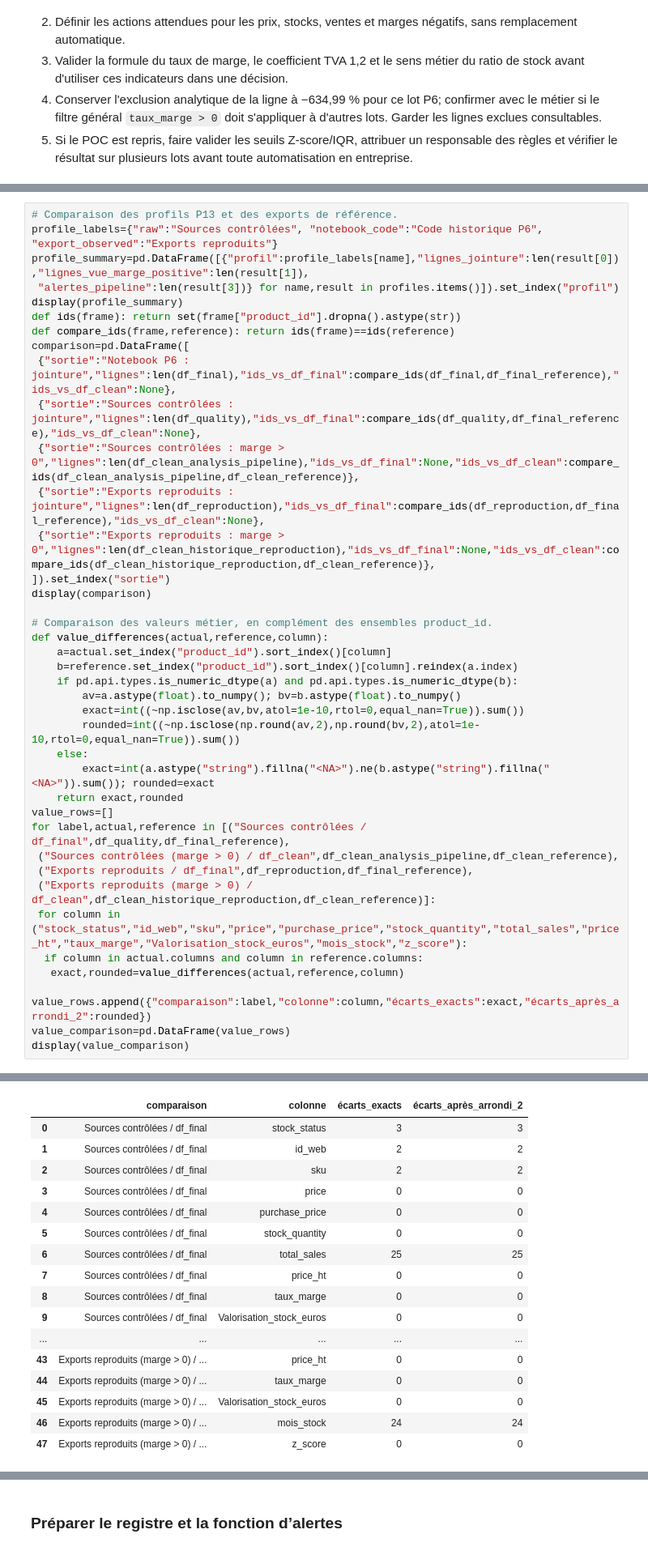
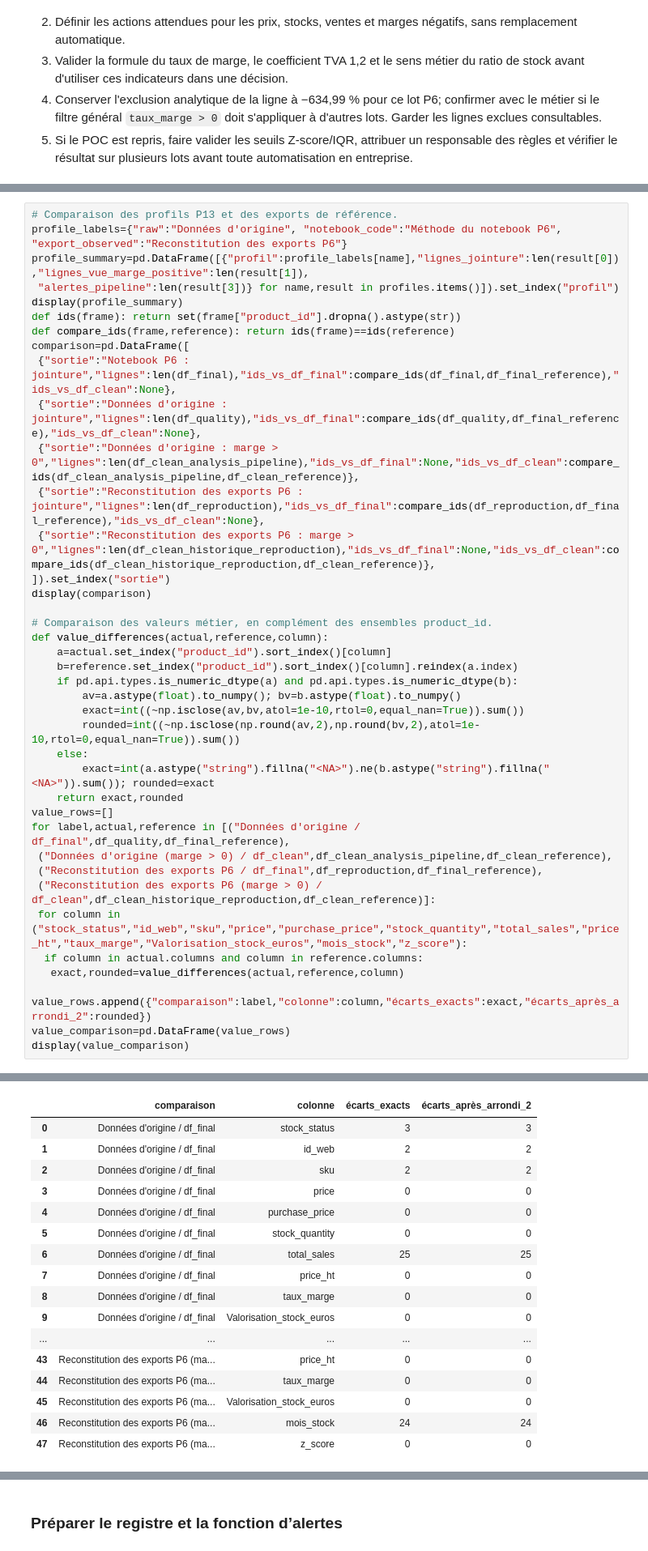
Before and after one commit to william95i/Portfolio_Data_Analyst, a Jupyter notebook: Projets_OC/P13/notebooks/P6_Bottleneck_ameliore_finalise.ipynb, the cells around one changed output, grey strips where cells are left out. Shown at 81% size. Drawn from its saved outputs; the diff is of its cells as text.

```diff
--- a/Projets_OC/P13/notebooks/P6_Bottleneck_ameliore_finalise.ipynb
+++ b/Projets_OC/P13/notebooks/P6_Bottleneck_ameliore_finalise.ipynb
@@ -1342,7 +1342,7 @@ Les règles métier encore à arbitrer sont les mappings d'identifiants, les SKU
 Les écarts attendus avec les classeurs persistés sont quantifiés à la fin : 25 valeurs `total_sales` nulles dans `df_final` (24 dans `df_clean`) étaient enregistrées comme manquantes, alors que le jeu contrôlé garde le zéro source; le P6 les masquait seulement dans une copie pour reproduire ses corrélations et mois de stock. Les prix, coûts, stocks et marges du jeu apparié concordent par `product_id`. Les 3 statuts ERP discordants ne sont plus remplacés. Les deux libellés `sku` et `id_web` concernés ne sont normalisés que dans la reproduction `export_observed`. Le Z-score et les mois calculables sont gardés à pleine précision; les mois indéfinis restent manquants.
 # %%
 # Comparaison des profils P13 et des exports de référence.
-profile_labels={"raw":"Sources contrôlées", "notebook_code":"Code historique P6", "export_observed":"Exports reproduits"}
+profile_labels={"raw":"Données d'origine", "notebook_code":"Méthode du notebook P6", "export_observed":"Reconstitution des exports P6"}
 profile_summary=pd.DataFrame([{"profil":profile_labels[name],"lignes_jointure":len(result[0]),"lignes_vue_marge_positive":len(result[1]),
  "alertes_pipeline":len(result[3])} for name,result in profiles.items()]).set_index("profil")
 display(profile_summary)
@@ -1350,10 +1350,10 @@ def ids(frame): return set(frame["product_id"].dropna().astype(str))
 def compare_ids(frame,reference): return ids(frame)==ids(reference)
 comparison=pd.DataFrame([
  {"sortie":"Notebook P6 : jointure","lignes":len(df_final),"ids_vs_df_final":compare_ids(df_final,df_final_reference),"ids_vs_df_clean":None},
- {"sortie":"Sources contrôlées : jointure","lignes":len(df_quality),"ids_vs_df_final":compare_ids(df_quality,df_final_reference),"ids_vs_df_clean":None},
- {"sortie":"Sources contrôlées : marge > 0","lignes":len(df_clean_analysis_pipeline),"ids_vs_df_final":None,"ids_vs_df_clean":compare_ids(df_clean_analysis_pipeline,df_clean_reference)},
- {"sortie":"Exports reproduits : jointure","lignes":len(df_reproduction),"ids_vs_df_final":compare_ids(df_reproduction,df_final_reference),"ids_vs_df_clean":None},
- {"sortie":"Exports reproduits : marge > 0","lignes":len(df_clean_historique_reproduction),"ids_vs_df_final":None,"ids_vs_df_clean":compare_ids(df_clean_historique_reproduction,df_clean_reference)},
+ {"sortie":"Données d'origine : jointure","lignes":len(df_quality),"ids_vs_df_final":compare_ids(df_quality,df_final_reference),"ids_vs_df_clean":None},
+ {"sortie":"Données d'origine : marge > 0","lignes":len(df_clean_analysis_pipeline),"ids_vs_df_final":None,"ids_vs_df_clean":compare_ids(df_clean_analysis_pipeline,df_clean_reference)},
+ {"sortie":"Reconstitution des exports P6 : jointure","lignes":len(df_reproduction),"ids_vs_df_final":compare_ids(df_reproduction,df_final_reference),"ids_vs_df_clean":None},
+ {"sortie":"Reconstitution des exports P6 : marge > 0","lignes":len(df_clean_historique_reproduction),"ids_vs_df_final":None,"ids_vs_df_clean":compare_ids(df_clean_historique_reproduction,df_clean_reference)},
 ]).set_index("sortie")
 display(comparison)
 
@@ -1369,10 +1369,10 @@ def value_differences(actual,reference,column):
         exact=int(a.astype("string").fillna("<NA>").ne(b.astype("string").fillna("<NA>")).sum()); rounded=exact
     return exact,rounded
 value_rows=[]
-for label,actual,reference in [("Sources contrôlées / df_final",df_quality,df_final_reference),
- ("Sources contrôlées (marge > 0) / df_clean",df_clean_analysis_pipeline,df_clean_reference),
- ("Exports reproduits / df_final",df_reproduction,df_final_reference),
- ("Exports reproduits (marge > 0) / df_clean",df_clean_historique_reproduction,df_clean_reference)]:
+for label,actual,reference in [("Données d'origine / df_final",df_quality,df_final_reference),
+ ("Données d'origine (marge > 0) / df_clean",df_clean_analysis_pipeline,df_clean_reference),
+ ("Reconstitution des exports P6 / df_final",df_reproduction,df_final_reference),
+ ("Reconstitution des exports P6 (marge > 0) / df_clean",df_clean_historique_reproduction,df_clean_reference)]:
  for column in ("stock_status","id_web","sku","price","purchase_price","stock_quantity","total_sales","price_ht","taux_marge","Valorisation_stock_euros","mois_stock","z_score"):
   if column in actual.columns and column in reference.columns:
    exact,rounded=value_differences(actual,reference,column)
@@ -1394,21 +1394,21 @@ display(value_comparison)
 | pipeline export_observed marge > 0 | 713 | None | True |
 |  | comparaison | colonne | écarts_exacts | écarts_après_arrondi_2 |
-| 0 | Sources contrôlées / df_final | stock_status | 3 | 3 |
-| 1 | Sources contrôlées / df_final | id_web | 2 | 2 |
-| 2 | Sources contrôlées / df_final | sku | 2 | 2 |
-| 3 | Sources contrôlées / df_final | price | 0 | 0 |
-| 4 | Sources contrôlées / df_final | purchase_price | 0 | 0 |
-| 5 | Sources contrôlées / df_final | stock_quantity | 0 | 0 |
-| 6 | Sources contrôlées / df_final | total_sales | 25 | 25 |
-| 7 | Sources contrôlées / df_final | price_ht | 0 | 0 |
-| 8 | Sources contrôlées / df_final | taux_marge | 0 | 0 |
-| 9 | Sources contrôlées / df_final | Valorisation_stock_euros | 0 | 0 |
+| 0 | Données d'origine / df_final | stock_status | 3 | 3 |
+| 1 | Données d'origine / df_final | id_web | 2 | 2 |
+| 2 | Données d'origine / df_final | sku | 2 | 2 |
+| 3 | Données d'origine / df_final | price | 0 | 0 |
+| 4 | Données d'origine / df_final | purchase_price | 0 | 0 |
+| 5 | Données d'origine / df_final | stock_quantity | 0 | 0 |
+| 6 | Données d'origine / df_final | total_sales | 25 | 25 |
+| 7 | Données d'origine / df_final | price_ht | 0 | 0 |
+| 8 | Données d'origine / df_final | taux_marge | 0 | 0 |
+| 9 | Données d'origine / df_final | Valorisation_stock_euros | 0 | 0 |
 | ... | ... | ... | ... | ... |
-| 43 | Exports reproduits (marge > 0) / ... | price_ht | 0 | 0 |
-| 44 | Exports reproduits (marge > 0) / ... | taux_marge | 0 | 0 |
-| 45 | Exports reproduits (marge > 0) / ... | Valorisation_stock_euros | 0 | 0 |
-| 46 | Exports reproduits (marge > 0) / ... | mois_stock | 24 | 24 |
-| 47 | Exports reproduits (marge > 0) / ... | z_score | 0 | 0 |
+| 43 | Reconstitution des exports P6 (ma... | price_ht | 0 | 0 |
+| 44 | Reconstitution des exports P6 (ma... | taux_marge | 0 | 0 |
+| 45 | Reconstitution des exports P6 (ma... | Valorisation_stock_euros | 0 | 0 |
+| 46 | Reconstitution des exports P6 (ma... | mois_stock | 24 | 24 |
+| 47 | Reconstitution des exports P6 (ma... | z_score | 0 | 0 |
 # %% [markdown]
 ## Décision, limites et conclusion
 
```
Also changed, not shown: parts of 4 cells of this notebook, 2 other files.
